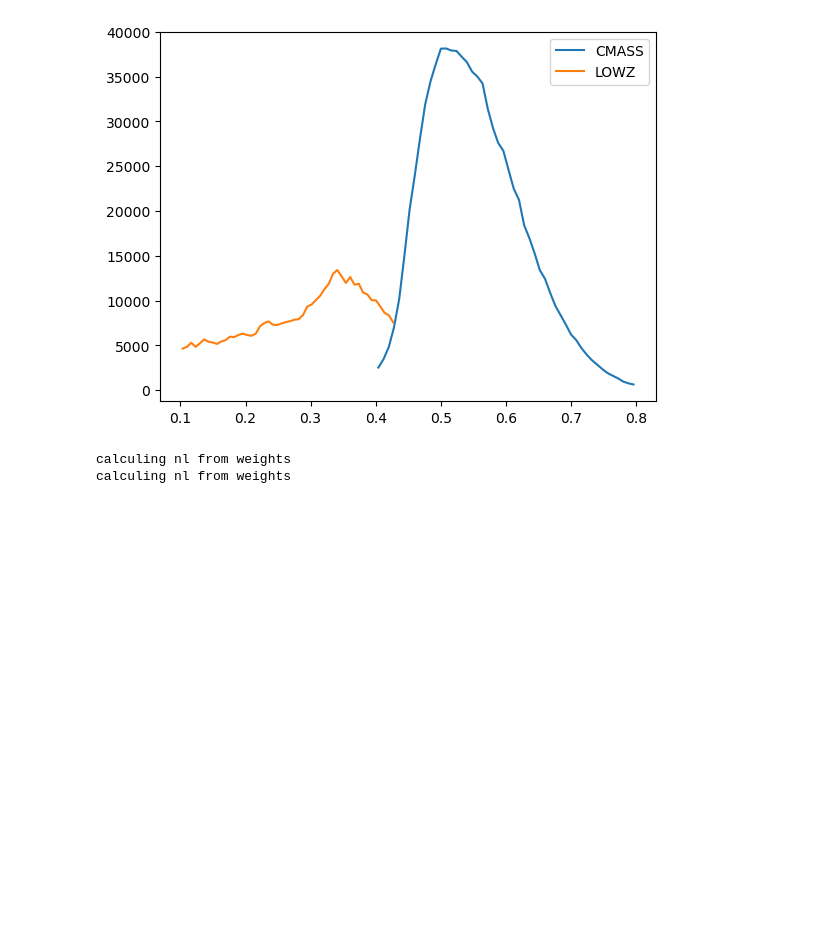
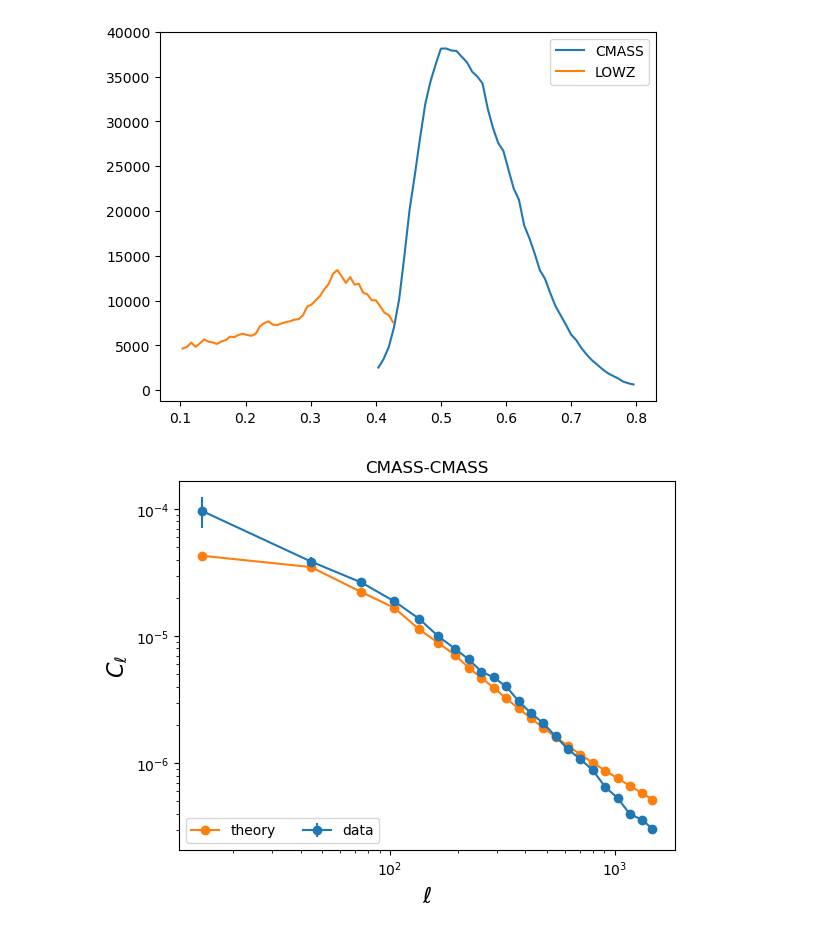
Before and after one commit to Cosmotheka/Cosmoteka_tutorials, a Jupyter notebook: tutorials/BOSS.ipynb, the cells around one changed output. Cells and saved outputs as stored; diff of their text form; code cells hidden in the pictures; blank space fills up the shorter version.

```diff
--- a/tutorials/BOSS.ipynb
+++ b/tutorials/BOSS.ipynb
@@ -95,6 +133,0 @@ LOWZ_cl = LOWZ_w.decouple_cell(LOWZ_cl_c)
-# %%
-CMASS_nl_c = CMASS.get_nl_coupled()
-LOWZ_nl_c = LOWZ.get_nl_coupled()
-# %% [output]
-calculing nl from weights
-calculing nl from weights
@@ -104 +134,13 @@ LOWZ_nl = LOWZ_w.decouple_cell(LOWZ_nl_c)
+# %%
+plt.errorbar(cl_CMASS_CMASS[0], cl_CMASS_CMASS[1][0], yerr=err_CMASS_CMASS, fmt='o-', label='data')
+plt.plot(cl_CMASS_CMASS[0], clt_CMASS_CMASS, 'o-', label='theory')
+plt.title('CMASS-CMASS')
+plt.xlabel('$\\ell$', fontsize=16)
+plt.ylabel('$C_\\ell$', fontsize=16)
+plt.legend(loc='lower left', ncol=2, labelspacing=0.1)
+plt.xscale("log")
+plt.yscale("log")
+plt.show()
+# %% [output]
+[figure, added]
 # %%
```
Also changed, not shown: parts of 28 cells of this notebook, 2 other files.
